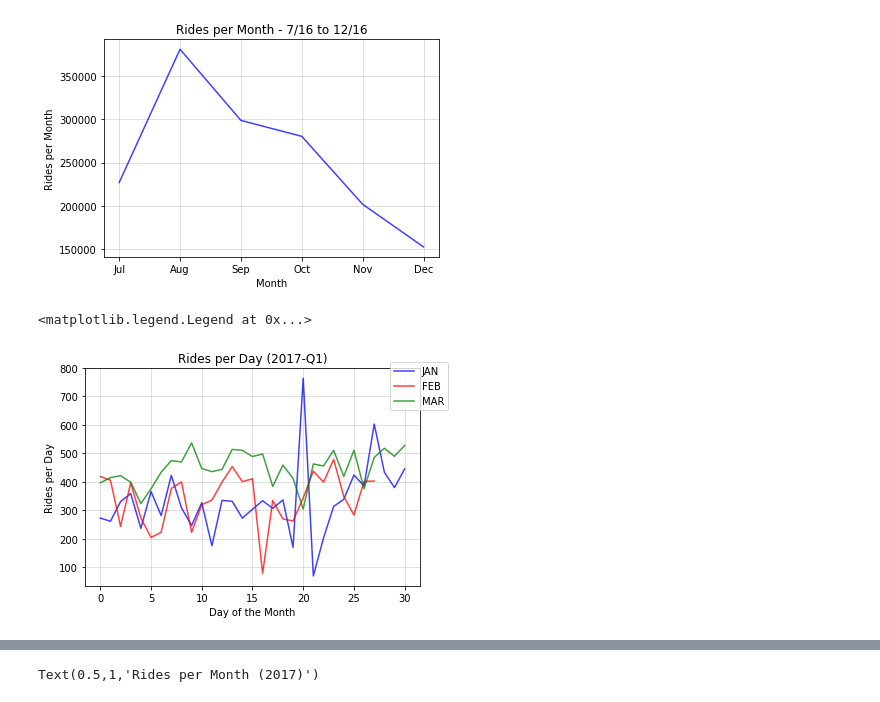
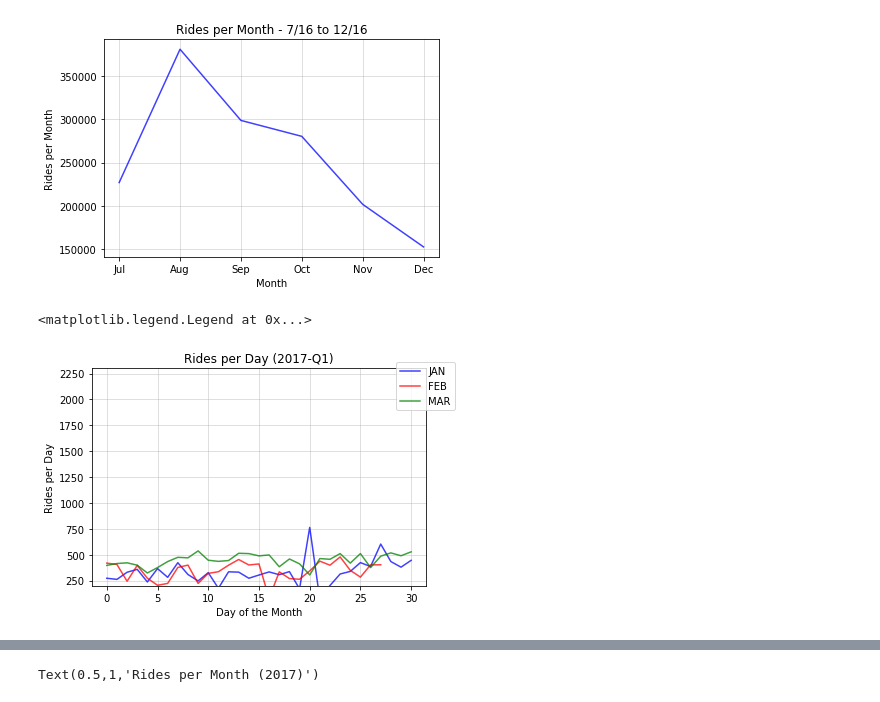
Before and after one commit to sqweets/Project1-LA-Bike_Share, a Jupyter notebook: Project_One_RidesPerDayAndMonth.ipynb, the cells around one changed output, grey strips where cells are left out. Saved outputs shown, nothing was run; the diff lists cells and outputs as text; code cells hidden in the pictures.

```diff
--- a/Project_One_RidesPerDayAndMonth.ipynb
+++ b/Project_One_RidesPerDayAndMonth.ipynb
@@ -177,34 +177,38 @@ ride_orig_2017_df = ride_orig_df.loc[ride_orig_df['Year'] == 2017]
 ride_trim_2017_df = ride_orig_2017_df[['start_time', 'Month', 'Day']]
 
 # Group by month and day
 groupedby_month_day_17_Q1 = ride_trim_2017_df.groupby(['Month', 'Day']).count()
 
 # Create dataframe and unstack to make months columns
 grouped_Q1_df = pd.DataFrame(groupedby_month_day_17_Q1)
 
 # Make Month columns
 unstacked_Q1_df = grouped_Q1_df.unstack(level=0)
 
 # Get each months data
 month_1 = unstacked_Q1_df[('start_time', 1)]
 month_2 = unstacked_Q1_df[('start_time', 2)]
 month_3 = unstacked_Q1_df[('start_time', 3)]
 
 x_axis = np.arange(0, 31)
 
 jan_handle = plt.plot(x_axis, month_1, c='blue', alpha=0.75, label="JAN")
 feb_handle = plt.plot(x_axis, month_2, c='red', alpha=0.75, label="FEB")
 mar_handle = plt.plot(x_axis, month_3, c='green', alpha=0.75, label="MAR")
 
+#attempt to set y-axis to upper values to 10,000 rides per day
+axes = plt.gca()
+axes.set_ylim([200,2300])
+
 plt.grid(axis='both', alpha=0.5)
 plt.xlabel("Day of the Month")
 plt.ylabel("Rides per Day")
 plt.title('Rides per Day (2017-Q1)')
 
 plt.legend(bbox_to_anchor=(1.1, 1.05))
 # %% [output]
 <matplotlib.legend.Legend at 0x...>
-[figure, old version]
+[figure, new version]
 # %%
 # Show plot
 plt.show()
```
Also changed, not shown: parts of 4 cells of this notebook.
